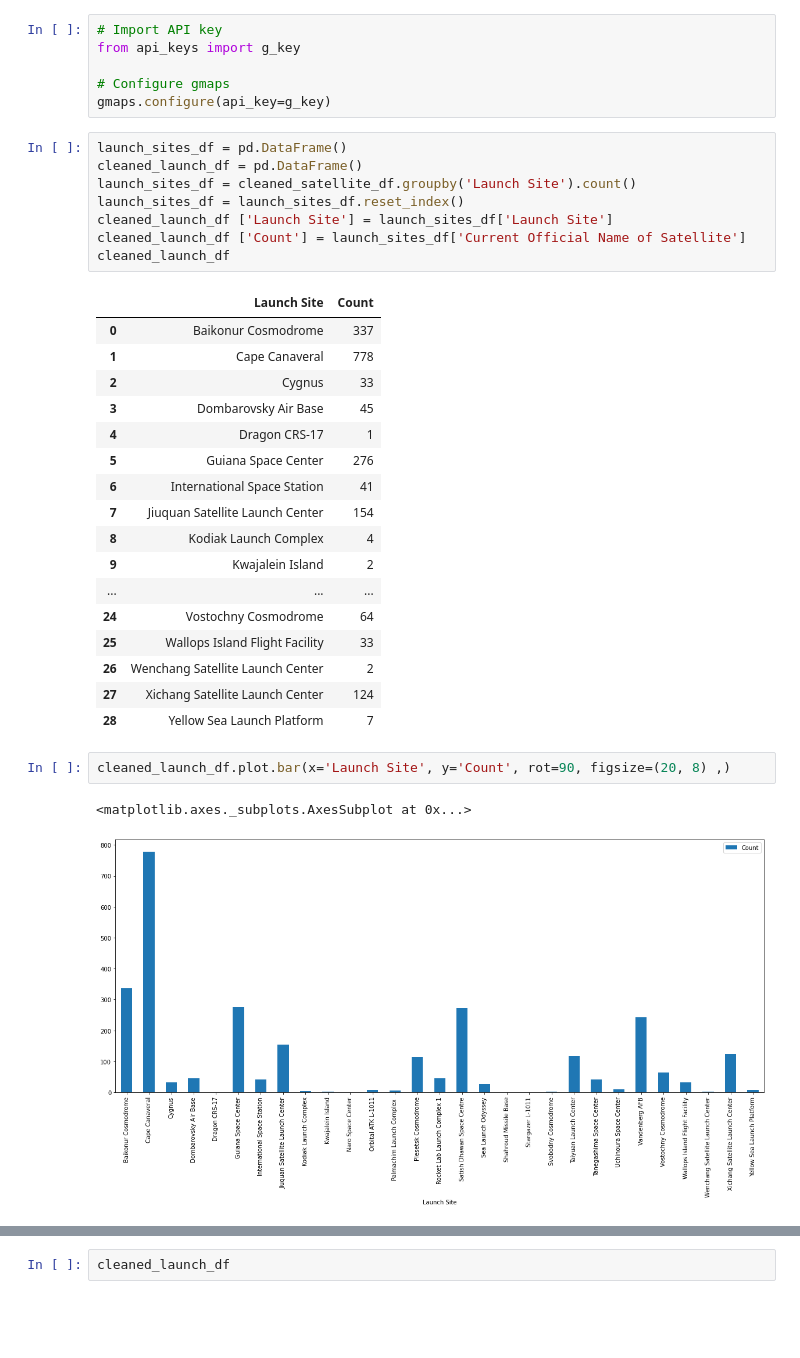
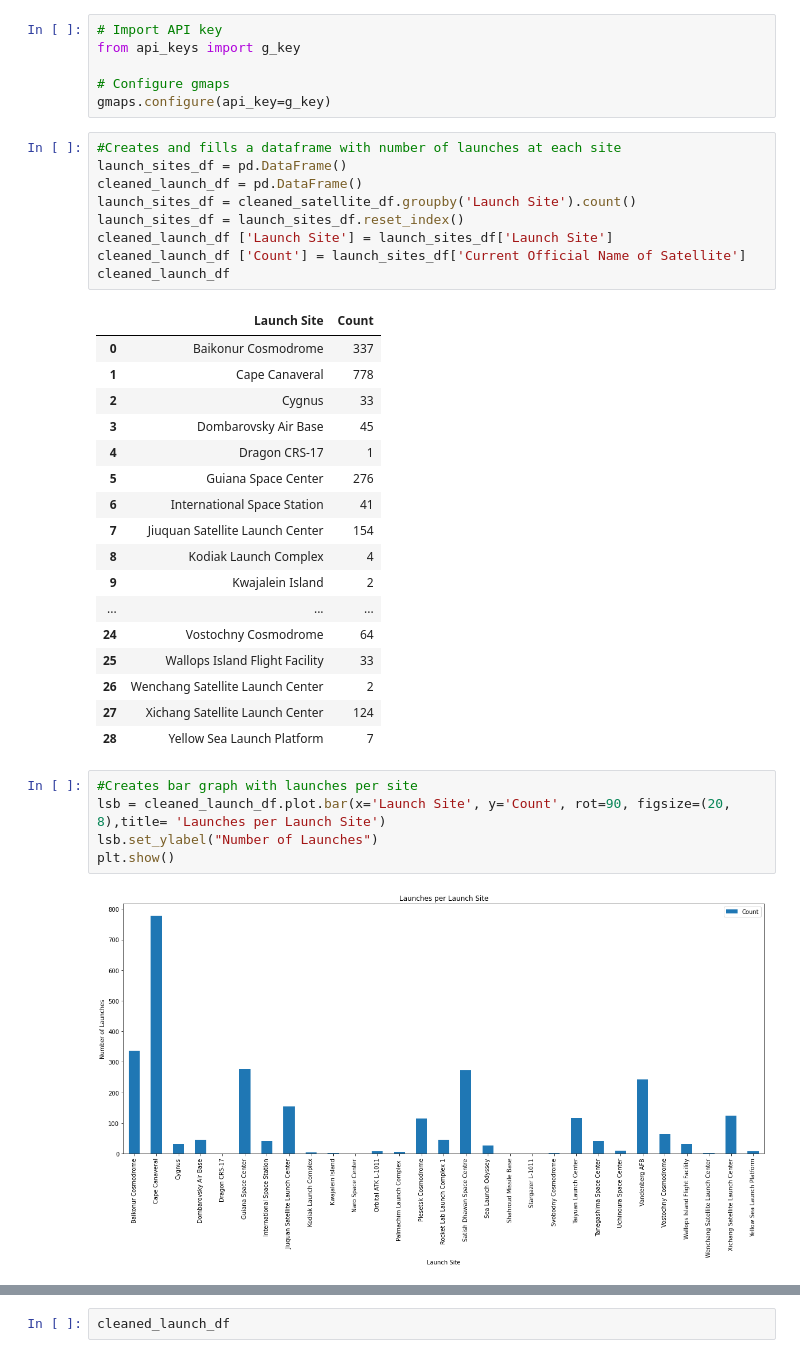
Before and after one commit to jdmerryman88/Worldwide_Satellite_Analysis, a Jupyter notebook: justin.ipynb, the cells around one changed output, grey strips where cells are left out. Saved outputs shown, nothing was run; the diff lists cells and outputs as text; blank space fills up the shorter version.

Commit message:
Updated formatting on launch sites

```diff
--- a/justin.ipynb
+++ b/justin.ipynb
@@ -251,6 +253,7 @@ from api_keys import g_key
 # Configure gmaps
 gmaps.configure(api_key=g_key)
 # %%
+#Creates and fills a dataframe with number of launches at each site
 launch_sites_df = pd.DataFrame()
 cleaned_launch_df = pd.DataFrame()
 launch_sites_df = cleaned_satellite_df.groupby('Launch Site').count()
@@ -277,8 +280,10 @@ cleaned_launch_df
 | 27 | Xichang Satellite Launch Center | 124 |
 | 28 | Yellow Sea Launch Platform | 7 |
 # %%
-cleaned_launch_df.plot.bar(x='Launch Site', y='Count', rot=90, figsize=(20, 8) ,)
+#Creates bar graph with launches per site
+lsb = cleaned_launch_df.plot.bar(x='Launch Site', y='Count', rot=90, figsize=(20, 8),title= 'Launches per Launch Site')
+lsb.set_ylabel("Number of Launches")
+plt.show()
 # %% [output]
-<matplotlib.axes._subplots.AxesSubplot at 0x...>
-[figure, old version]
+[figure, new version]
 # %%
```
Also changed, not shown: parts of 4 cells of this notebook.
